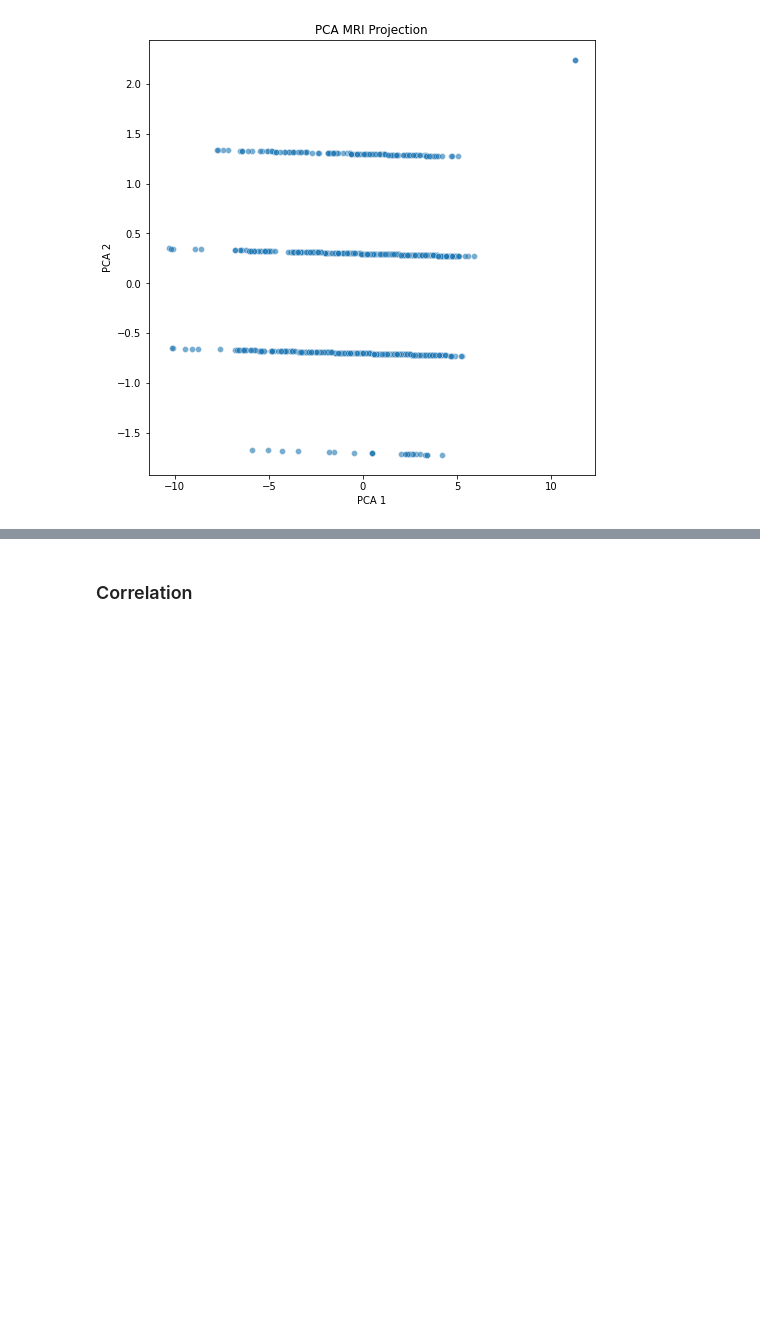
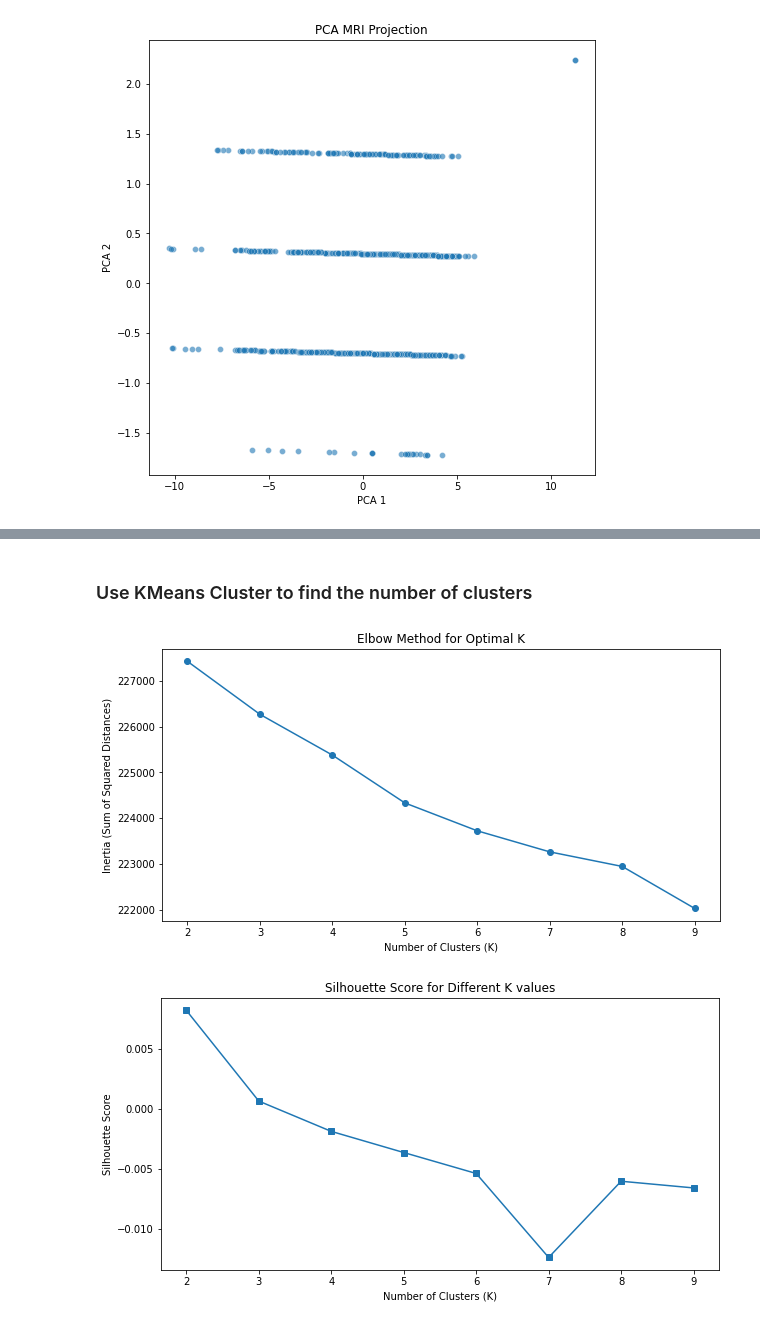
Before and after one commit to Edna722/WIDS-Datathon, a Jupyter notebook: wids.ipynb, the cells around one changed output, grey strips where cells are left out. Drawn from its saved outputs; the diff is of its cells as text; code cells hidden in the pictures; blank space fills up the shorter version.

```diff
--- a/wids.ipynb
+++ b/wids.ipynb
@@ -383,2 +360,0 @@ KeyError: 'ADHD_Outcome'
-# %% [markdown]
-### Correlation
@@ -409,0 +361,35 @@ KeyError: 'ADHD_Outcome'
+# %% [markdown]
+### Use KMeans Cluster to find the number of clusters
+# %%
+# Determine the optimal number of clusters using the Elbow Method
+inertia = []
+silhouette_scores = []
+K_range = range(2, 10)  # Trying different cluster sizes
+
+for k in K_range:
+    kmeans = KMeans(n_clusters=k, random_state=42, n_init=10, algorithm = "elkan")
+    kmeans.fit(brain_data_pca)
+
+    inertia.append(kmeans.inertia_)  # Sum of squared distances to closest cluster center
+
+    # Calculate silhouette score only if more than 1 cluster exists
+    silhouette_scores.append(silhouette_score(brain_data_pca, kmeans.labels_))
+
+# Plot the Elbow Method graph
+plt.figure(figsize=(10,5))
+plt.plot(K_range, inertia, marker='o', linestyle='-')
+plt.xlabel("Number of Clusters (K)")
+plt.ylabel("Inertia (Sum of Squared Distances)")
+plt.title("Elbow Method for Optimal K")
+plt.show()
+
+# Plot Silhouette Scores
+plt.figure(figsize=(10,5))
+plt.plot(K_range, silhouette_scores, marker='s', linestyle='-')
+plt.xlabel("Number of Clusters (K)")
+plt.ylabel("Silhouette Score")
+plt.title("Silhouette Score for Different K values")
+plt.show()
+# %% [output]
+[figure, added]
+[figure, added]
```
Also changed, not shown: parts of 18 cells of this notebook.
